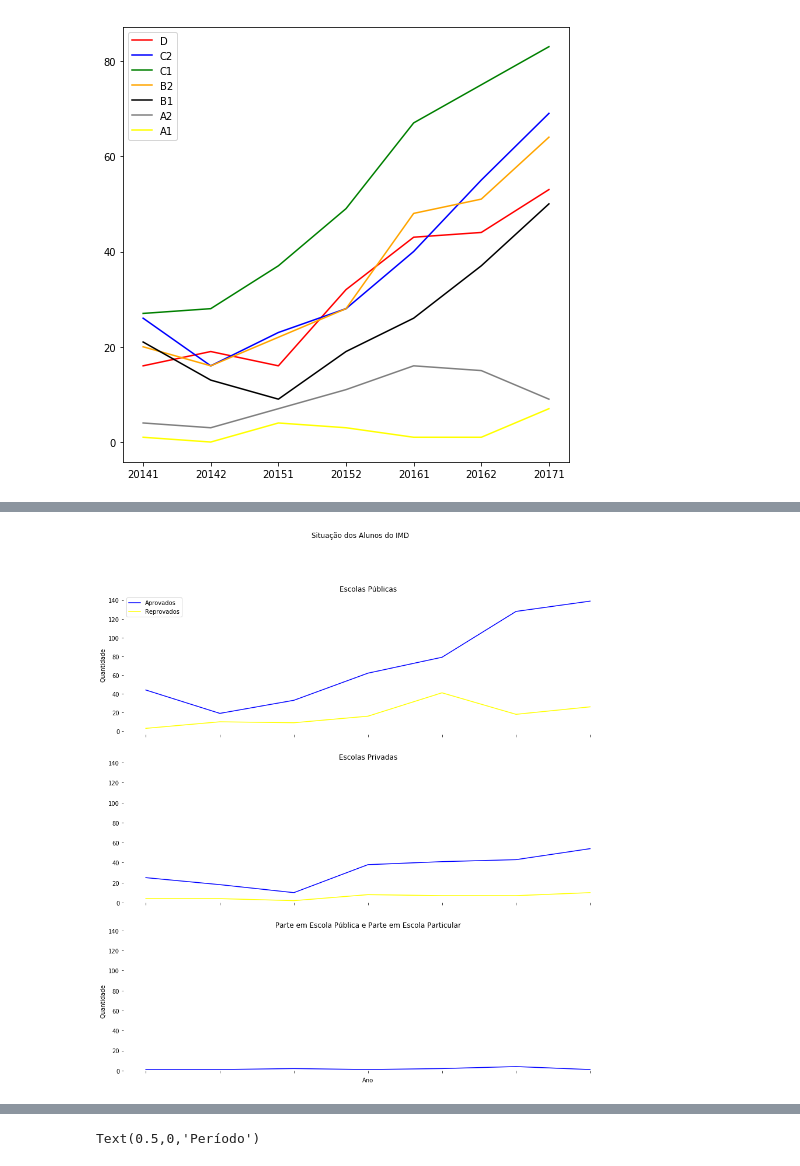
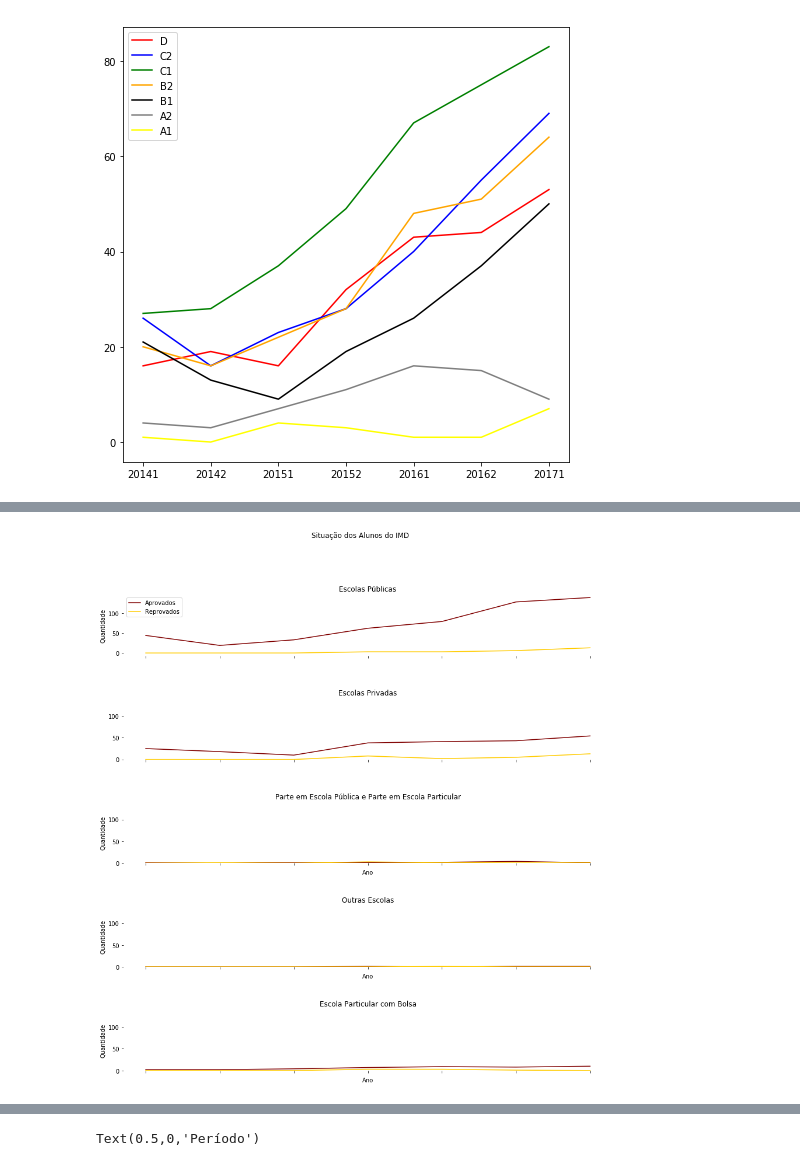
Before and after one commit to lucasgmpaiva/Analise_Dados_UFRN, a Jupyter notebook: UFRN Data Analysis.ipynb, the cells around one changed output, grey strips where cells are left out. Drawn from its saved outputs; the diff is of its cells as text; code cells hidden in the pictures.

```diff
--- a/UFRN Data Analysis.ipynb
+++ b/UFRN Data Analysis.ipynb
@@ -481,6 +626,6 @@ middle_school = middle_school.reset_index()
 # %%
 bolsa_school = bolsa_school.T
-bolsa_school.reset_index()
 bolsa_school.drop(bolsa_school.index[0], inplace=True)
-bolsa_school.columns = ['APROVADO', 'APROVADO POR NOTA']
+bolsa_school.columns = ['APROVADO', 'APROVADO POR NOTA', 'EXCLUIDA','DESISTENCIA','TRANCADO', 'CANCELADO', 'INDEFERIDO', 'REPROVADO', 'REPROVADO POR MÉDIA E POR FALTAS']
 bolsa_school = bolsa_school.reset_index()
+bolsa_school
@@ -486,0 +641,6 @@ bolsa_school = bolsa_school.reset_index()
+# %%
+other_school = other_school.T
+other_school.drop(other_school.index[0], inplace=True)
+other_school.columns = ['APROVADO', 'APROVADO POR NOTA', 'EXCLUIDA','DESISTENCIA','TRANCADO', 'CANCELADO', 'INDEFERIDO', 'REPROVADO', 'REPROVADO POR MÉDIA E POR FALTAS']
+other_school = other_school.reset_index()
+other_school
@@ -492,10 +661,13 @@ all_private_school["Aprovados"] = all_private_school["APROVADO"] + all_private_s
 all_private_school["Reprovados"] = all_private_school["REPROVADO"] + all_private_school["REPROVADO POR MÉDIA E POR FALTAS"]
 
 middle_school["Aprovados"] = middle_school["APROVADO"] #+ middle_school["APROVADO POR NOTA"]
-#middle_school["Reprovados"] = middle_school["REPROVADO"] + middle_school["REPROVADO POR MÉDIA E POR FALTAS"]
+middle_school["Reprovados"] = middle_school["REPROVADO"] + middle_school["REPROVADO POR MÉDIA E POR FALTAS"]
 
 bolsa_school["Aprovados"] = bolsa_school["APROVADO"] + bolsa_school["APROVADO POR NOTA"]
-#bolsa_school["sum_Reprovado"] = bolsa_school["REPROVADO"] + bolsa_school["REPROVADO POR MÉDIA E POR FALTAS"]
+bolsa_school["Reprovados"] = bolsa_school["REPROVADO"] + bolsa_school["REPROVADO POR MÉDIA E POR FALTAS"]
+
+other_school["Aprovados"] = other_school["APROVADO"] + other_school["APROVADO POR NOTA"]
+other_school["Reprovados"] = other_school["REPROVADO"] + other_school["REPROVADO POR MÉDIA E POR FALTAS"]
 # %%
 classes
 # %% [output]
@@ -527,43 +767,60 @@ plt.show()
 # %%
-fig_situacao, axies = plt.subplots( ncols=1, nrows=3, figsize=(15,15))
+fig_situacao, axies = plt.subplots( ncols=1, nrows=5, figsize=(15,15))
 
 def cleanPosicoes():
     posicoes = ['left','right','bottom', 'top']
     for i in range(0,4):
         ax.spines[posicoes[i]].set_visible(False)
 
 ax = all_public_school.plot( kind='line', x ='index', y = ['Aprovados', 'Reprovados' ],
-              color=['blue', 'yellow', 'red','grey', 'orange', 'purple', 'green'],
+              color=[cor1,cor2],
               title='Escolas Públicas', ax = axies[0])
 
 ax.set_xlabel("")
 ax.set_ylabel("Quantidade")
 cleanPosicoes()
 
 
 ax = all_private_school.plot( kind='line', x ='index', y = ['Aprovados', 'Reprovados' ],
-              color=['blue', 'yellow', 'red', 'purple', 'green'],
+              color=[cor1,cor2],
               title='Escolas Privadas', ax = axies[1], legend= False)
 
 ax.set_xlabel("")
 ax.set_ylim([0, 140])
 cleanPosicoes()
 
-ax = middle_school.plot( kind='line', x ='index', y = ['Aprovados'],
-              color=['blue', 'yellow', 'red', 'purple', 'green'],
+ax = middle_school.plot( kind='line', x ='index', y = ['Aprovados', 'Reprovados'],
+              color=[cor1,cor2],
               title='Parte em Escola Pública e Parte em Escola Particular', ax = axies[2], legend= False)
 
 ax.set_xlabel("Ano")
 ax.set_ylabel("Quantidade")
 ax.set_ylim([0, 140])
 cleanPosicoes()
 
+ax = other_school.plot( kind='line', x ='index', y = ['Aprovados', 'Reprovados'],
+              color=[cor1,cor2],
+              title='Outras Escolas', ax = axies[3], legend= False)
 
+ax.set_xlabel("Ano")
+ax.set_ylabel("Quantidade")
+ax.set_ylim([0, 140])
+cleanPosicoes()
 
+ax = bolsa_school.plot( kind='line', x ='index', y = ['Aprovados', 'Reprovados'],
+              color=[cor1,cor2],
+              title='Escola Particular com Bolsa', ax = axies[4], legend= False)
+
+ax.set_xlabel("Ano")
+ax.set_ylabel("Quantidade")
+ax.set_ylim([0, 140])
+cleanPosicoes()
+
+fig_situacao.subplots_adjust(hspace = 0.7)
 fig_situacao.suptitle("Situação dos Alunos do IMD")
 plt.show()
 # %% [output]
-[figure, old version]
+[figure, new version]
 # %%
 class_school
 # %% [output]
```
Also changed, not shown: parts of 18 cells of this notebook.
